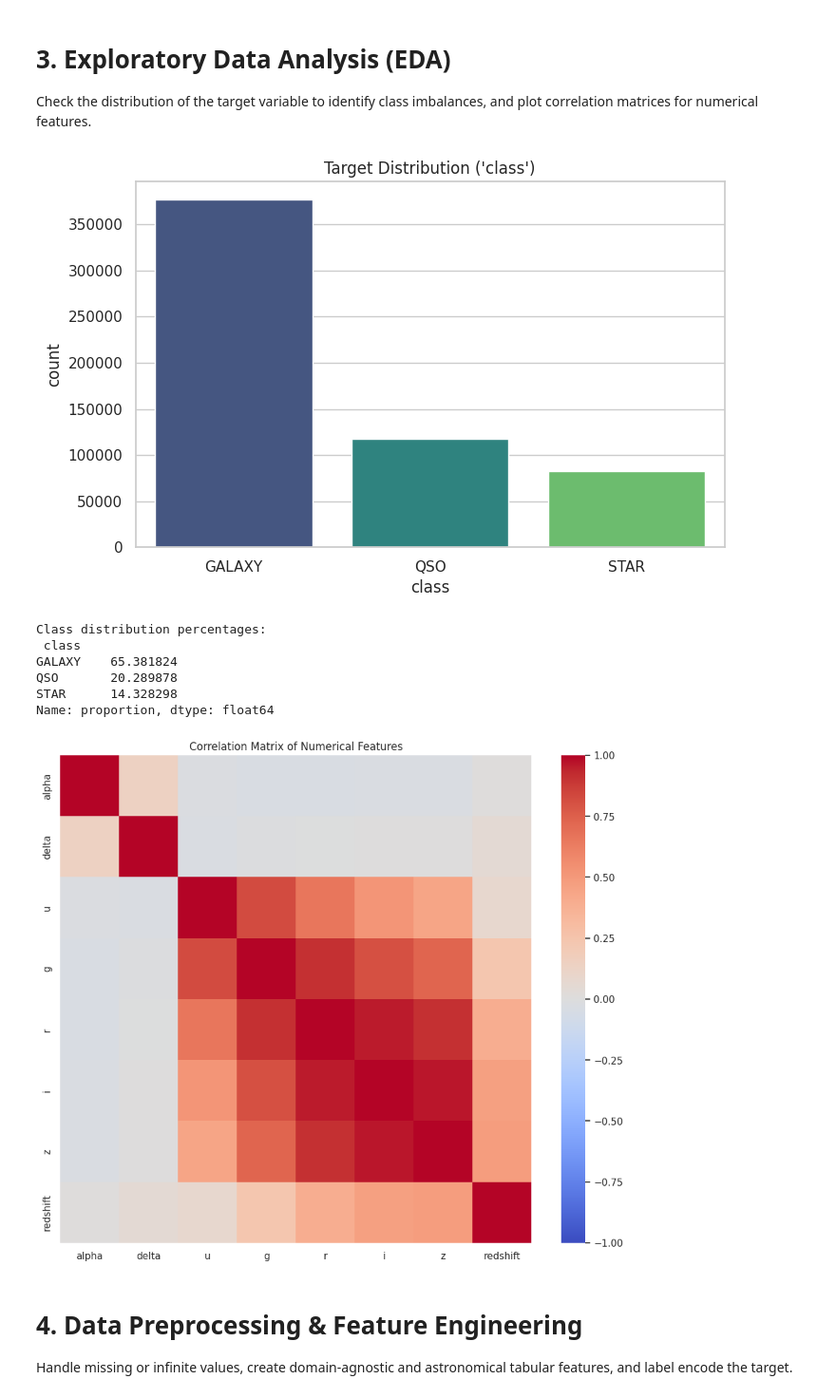
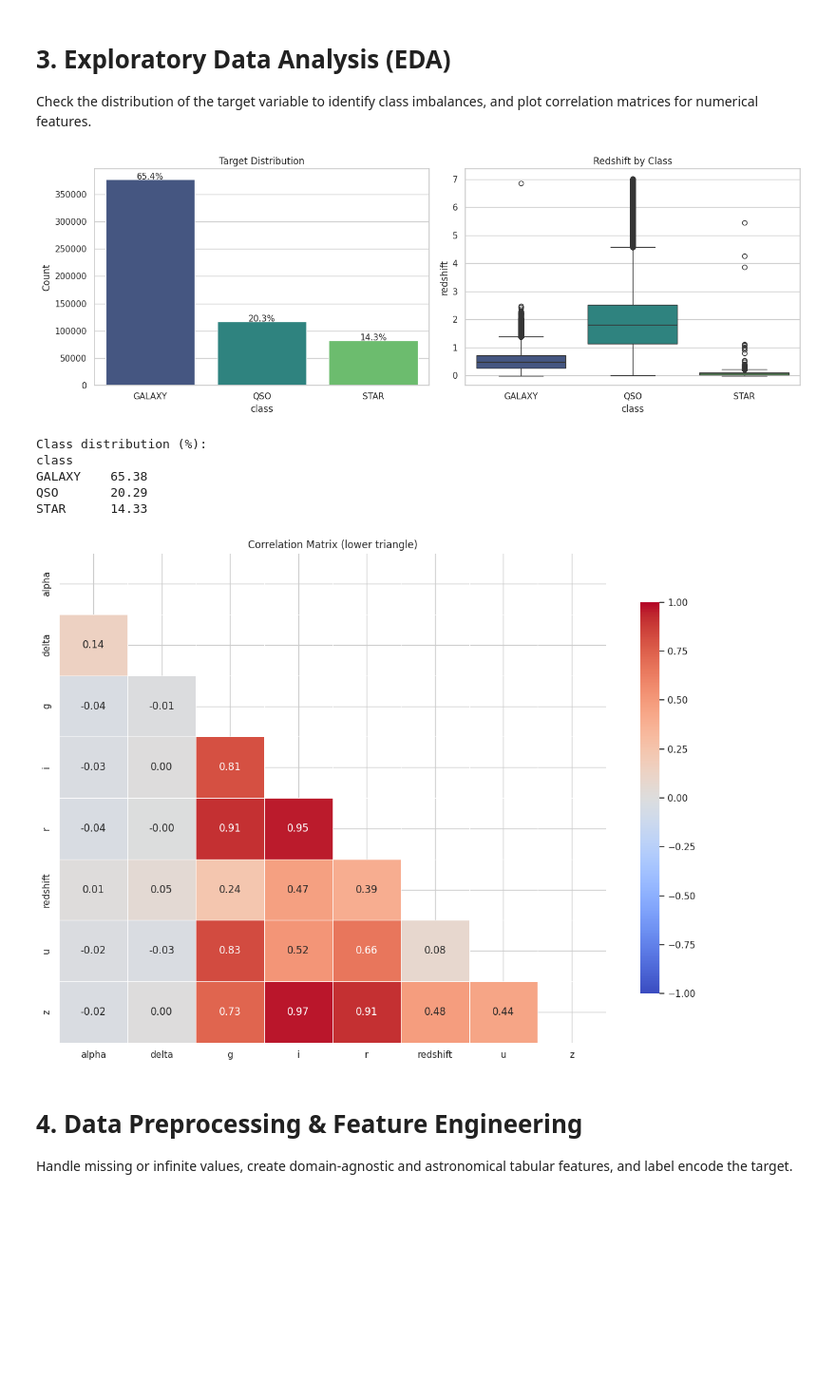
Before and after one commit to exemuel/kaggle-s6e6-stellar-class, a Jupyter notebook: notebooks/Stellar Classification with Multi-Class LightGBM.ipynb, the cells around one changed output. Shown at 95% size. Drawn from its saved outputs; the diff is of its cells as text; code cells hidden in the pictures; blank space fills up the shorter version.

```diff
--- a/notebooks/Stellar Classification with Multi-Class LightGBM.ipynb
+++ b/notebooks/Stellar Classification with Multi-Class LightGBM.ipynb
@@ -85,39 +87,45 @@ memory usage: 52.9+ MB
 # %% [markdown]
 # 3. Exploratory Data Analysis (EDA)
 Check the distribution of the target variable to identify class imbalances, and plot correlation matrices for numerical features.
-# %%
-if not train_df.empty and 'class' in train_df.columns:
-    # Plot Target Distribution
-    plt.figure(figsize=(8, 5))
-    sns.countplot(data=train_df, x='class', palette='viridis')
-    plt.title("Target Distribution ('class')")
-    plt.show()
-
-    # Calculate percentages
-    class_counts = train_df['class'].value_counts(normalize=True) * 100
-    print("Class distribution percentages:\n", class_counts)
-
-    # Select numerical features for correlation matrix
-    num_features = train_df.select_dtypes(include=[np.number]).columns.tolist()
-    if 'id' in num_features:
-        num_features.remove('id')
-
-    # Plot Correlation Matrix
-    if len(num_features) > 0:
-        plt.figure(figsize=(12, 10))
-        corr = train_df[num_features].corr()
-        sns.heatmap(corr, annot=False, cmap='coolwarm', fmt=".2f", vmin=-1, vmax=1)
-        plt.title("Correlation Matrix of Numerical Features")
-        plt.show()
-# %% [output]
-[figure, removed]
-Class distribution percentages:
- class
-GALAXY    65.381824
-QSO       20.289878
-STAR      14.328298
-Name: proportion, dtype: float64
-[figure, removed]
+# %%
+# ── Target distribution ──────────────────────────────────────────────────────
+fig, axes = plt.subplots(1, 2, figsize=(14, 5))
+
+class_counts = train_df["class"].value_counts()
+sns.barplot(x=class_counts.index, y=class_counts.values, palette="viridis", ax=axes[0])
+axes[0].set_title("Target Distribution")
+axes[0].set_ylabel("Count")
+for bar, val in zip(axes[0].patches, class_counts.values):
+    axes[0].text(bar.get_x() + bar.get_width() / 2, bar.get_height() + 200,
+                 f"{val / len(train_df):.1%}", ha="center", fontsize=11)
+
+# ── Redshift distribution by class ───────────────────────────────────────────
+sns.boxplot(data=train_df, x="class", y="redshift", palette="viridis", ax=axes[1])
+axes[1].set_title("Redshift by Class")
+plt.tight_layout()
+plt.show()
+
+print("Class distribution (%):")
+print((class_counts / len(train_df) * 100).round(2).to_string())
+
+# ── Correlation heatmap ───────────────────────────────────────────────────────
+num_cols = train_df.select_dtypes(include=np.number).columns.difference(["id"])
+plt.figure(figsize=(12, 9))
+corr = train_df[num_cols].corr()
+mask = np.triu(np.ones_like(corr, dtype=bool))  # show lower triangle only
+sns.heatmap(corr, mask=mask, annot=True, fmt=".2f", cmap="coolwarm", vmin=-1, vmax=1,
+            linewidths=0.5, cbar_kws={"shrink": 0.8})
+plt.title("Correlation Matrix (lower triangle)")
+plt.tight_layout()
+plt.show()
+# %% [output]
+[figure, added]
+Class distribution (%):
+class
+GALAXY    65.38
+QSO       20.29
+STAR      14.33
+[figure, added]
 # %% [markdown]
 # 4. Data Preprocessing & Feature Engineering
 Handle missing or infinite values, create domain-agnostic and astronomical tabular features, and label encode the target.
```
Also changed, not shown: parts of 12 cells of this notebook.
